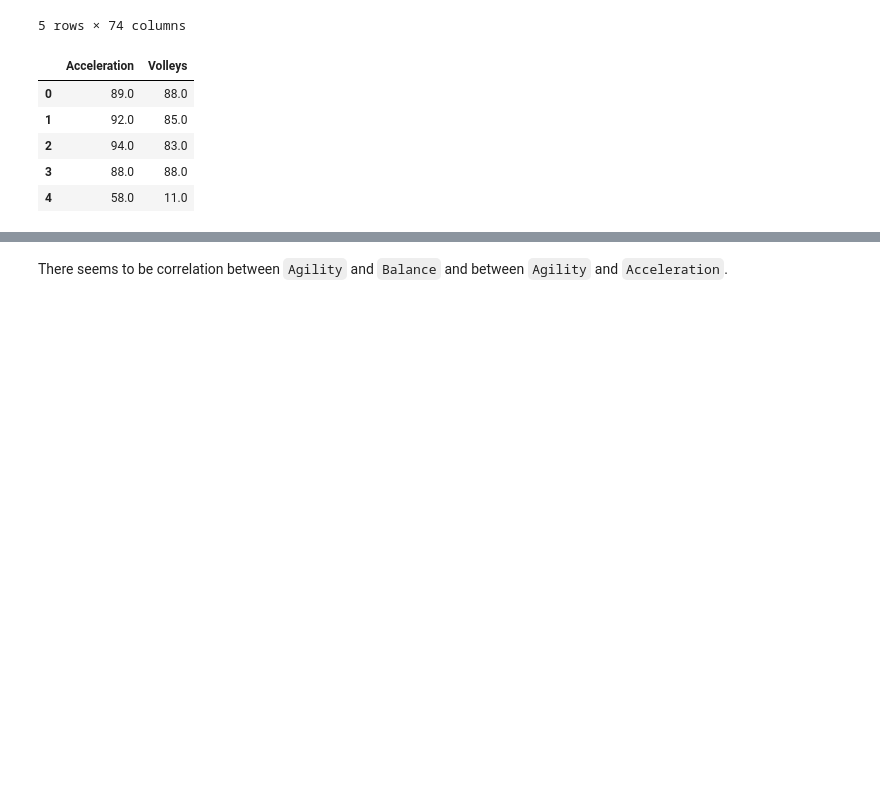
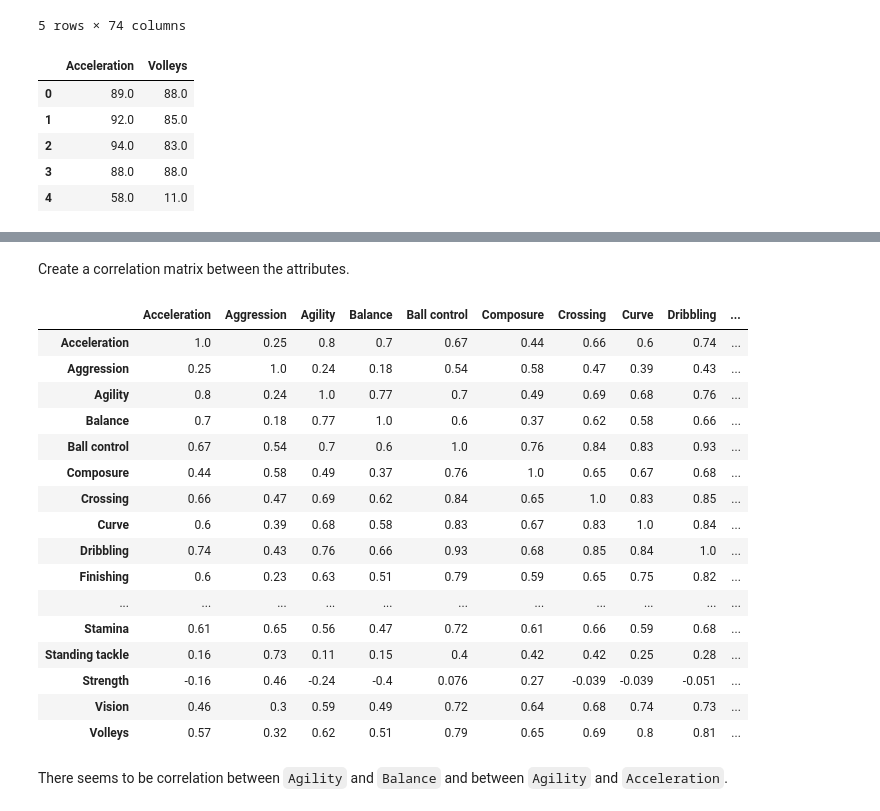
Before and after one commit to danielkari95/FIFA-18-analysis, a Jupyter notebook: FIFA 18 exploration.ipynb, the cells around one changed output, grey strips where cells are left out. Drawn from its saved outputs; the diff is of its cells as text; code cells hidden in the pictures; blank space fills up the shorter version.

```diff
--- a/FIFA 18 exploration.ipynb
+++ b/FIFA 18 exploration.ipynb
@@ -127,3 +129,26 @@ plt.show()
+# %% [markdown]
+Create a correlation matrix between the attributes.
+# %%
+corr_matrix = attributes.corr(method='pearson')
+corr_matrix.style.format("{:.2}").background_gradient(cmap=plt.get_cmap('coolwarm'), axis=1)
+# %% [output]
+|  | Acceleration | Aggression | Agility | Balance | Ball control | Composure | Crossing | Curve | Dribbling | ... |
+| Acceleration | 1.0 | 0.25 | 0.8 | 0.7 | 0.67 | 0.44 | 0.66 | 0.6 | 0.74 | ... |
+| Aggression | 0.25 | 1.0 | 0.24 | 0.18 | 0.54 | 0.58 | 0.47 | 0.39 | 0.43 | ... |
+| Agility | 0.8 | 0.24 | 1.0 | 0.77 | 0.7 | 0.49 | 0.69 | 0.68 | 0.76 | ... |
+| Balance | 0.7 | 0.18 | 0.77 | 1.0 | 0.6 | 0.37 | 0.62 | 0.58 | 0.66 | ... |
+| Ball control | 0.67 | 0.54 | 0.7 | 0.6 | 1.0 | 0.76 | 0.84 | 0.83 | 0.93 | ... |
+| Composure | 0.44 | 0.58 | 0.49 | 0.37 | 0.76 | 1.0 | 0.65 | 0.67 | 0.68 | ... |
+| Crossing | 0.66 | 0.47 | 0.69 | 0.62 | 0.84 | 0.65 | 1.0 | 0.83 | 0.85 | ... |
+| Curve | 0.6 | 0.39 | 0.68 | 0.58 | 0.83 | 0.67 | 0.83 | 1.0 | 0.84 | ... |
+| Dribbling | 0.74 | 0.43 | 0.76 | 0.66 | 0.93 | 0.68 | 0.85 | 0.84 | 1.0 | ... |
+| Finishing | 0.6 | 0.23 | 0.63 | 0.51 | 0.79 | 0.59 | 0.65 | 0.75 | 0.82 | ... |
+| ... | ... | ... | ... | ... | ... | ... | ... | ... | ... | ... |
+| Stamina | 0.61 | 0.65 | 0.56 | 0.47 | 0.72 | 0.61 | 0.66 | 0.59 | 0.68 | ... |
+| Standing tackle | 0.16 | 0.73 | 0.11 | 0.15 | 0.4 | 0.42 | 0.42 | 0.25 | 0.28 | ... |
+| Strength | -0.16 | 0.46 | -0.24 | -0.4 | 0.076 | 0.27 | -0.039 | -0.039 | -0.051 | ... |
+| Vision | 0.46 | 0.3 | 0.59 | 0.49 | 0.72 | 0.64 | 0.68 | 0.74 | 0.73 | ... |
+| Volleys | 0.57 | 0.32 | 0.62 | 0.51 | 0.79 | 0.65 | 0.69 | 0.8 | 0.81 | ... |
 # %% [markdown]
 There seems to be correlation between `Agility` and `Balance` and between `Agility` and `Acceleration`.
 # %%
```
Also changed, not shown: parts of 10 cells of this notebook, 1 other file.
